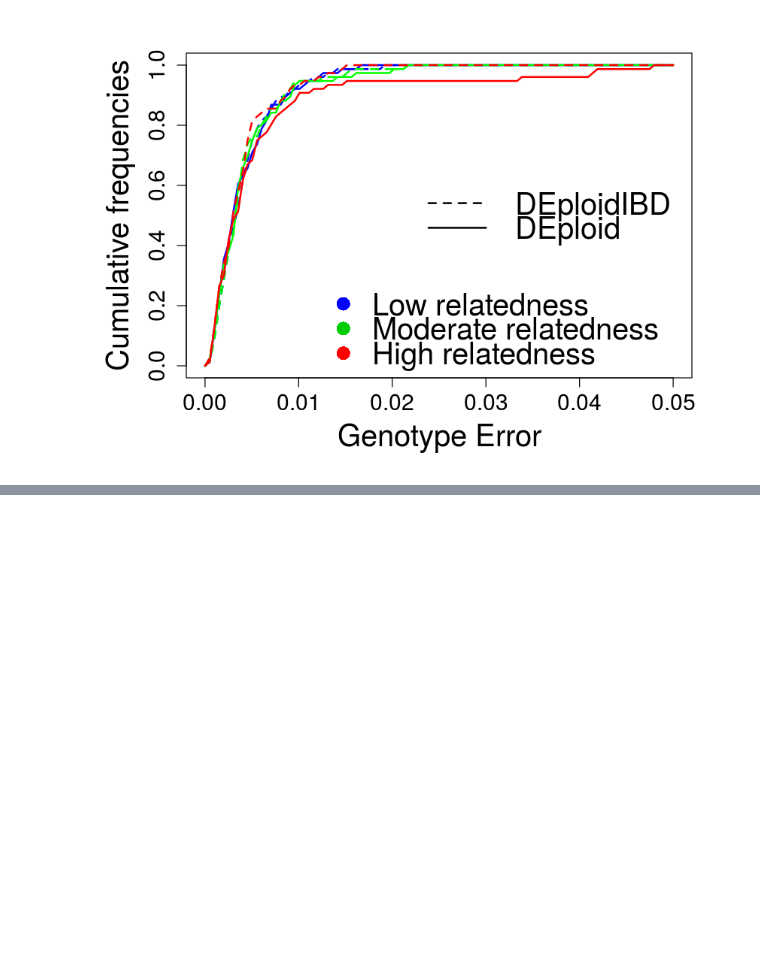
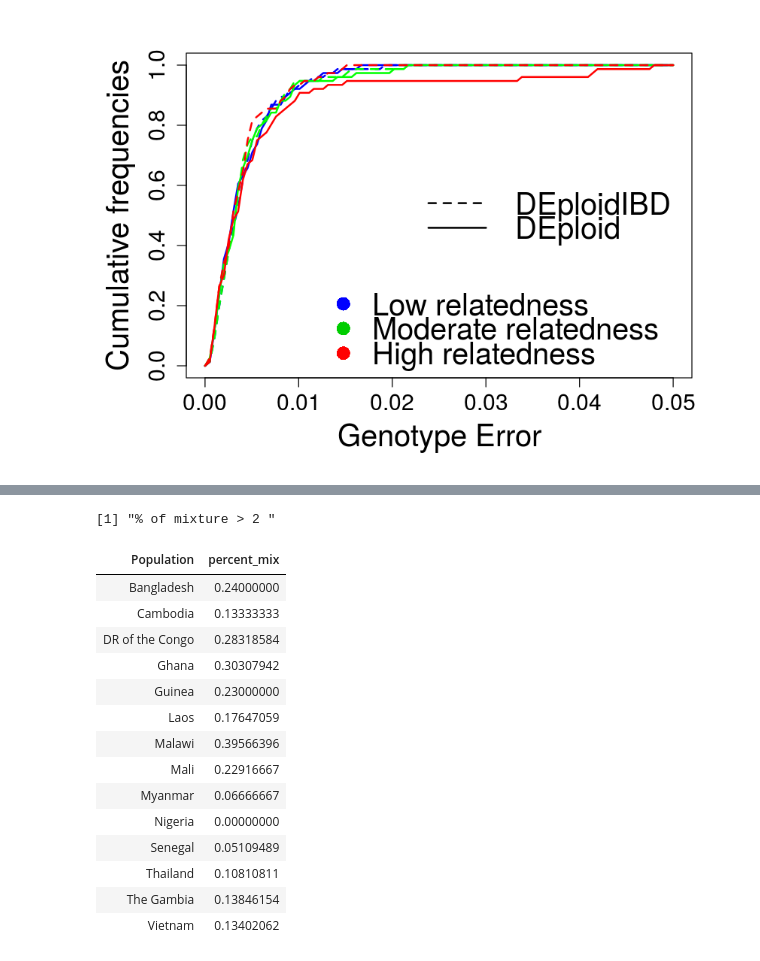
Before and after one commit to elifesciences-publications/mixedIBD-Supplement, a Jupyter notebook: supplement_how_things_were_done.ipynb, the cells around one changed output, grey strips where cells are left out. Saved outputs shown, nothing was run; the diff lists cells and outputs as text; code cells hidden in the pictures; blank space fills up the shorter version.

```diff
--- a/supplement_II.ipynb
+++ b/supplement_how_things_were_done.ipynb
@@ -205,0 +284,22 @@ plot_error_ecdf ()
+# %%
+print("% of mixture > 2 ")
+country_complex_mix = summarise(groupByCountry, percent_mix = sum(Est_K>2) /
+                                length(Est_K))
+country_complex_mix
+# %% [output]
+[1] "% of mixture > 2 "
+| Population | percent_mix |
+| Bangladesh | 0.24000000 |
+| Cambodia | 0.13333333 |
+| DR of the Congo | 0.28318584 |
+| Ghana | 0.30307942 |
+| Guinea | 0.23000000 |
+| Laos | 0.17647059 |
+| Malawi | 0.39566396 |
+| Mali | 0.22916667 |
+| Myanmar | 0.06666667 |
+| Nigeria | 0.00000000 |
+| Senegal | 0.05109489 |
+| Thailand | 0.10810811 |
+| The Gambia | 0.13846154 |
+| Vietnam | 0.13402062 |
```
Also changed, not shown: parts of 41 cells of this notebook, 2 other files.
